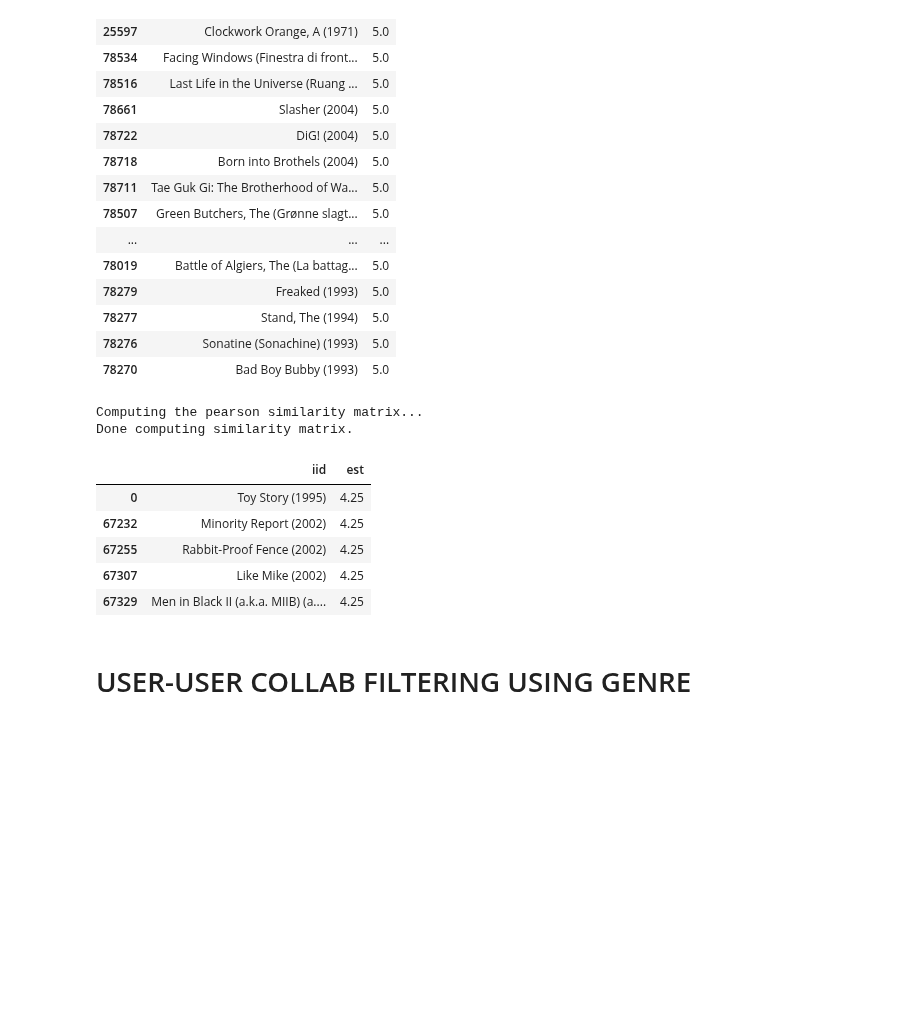
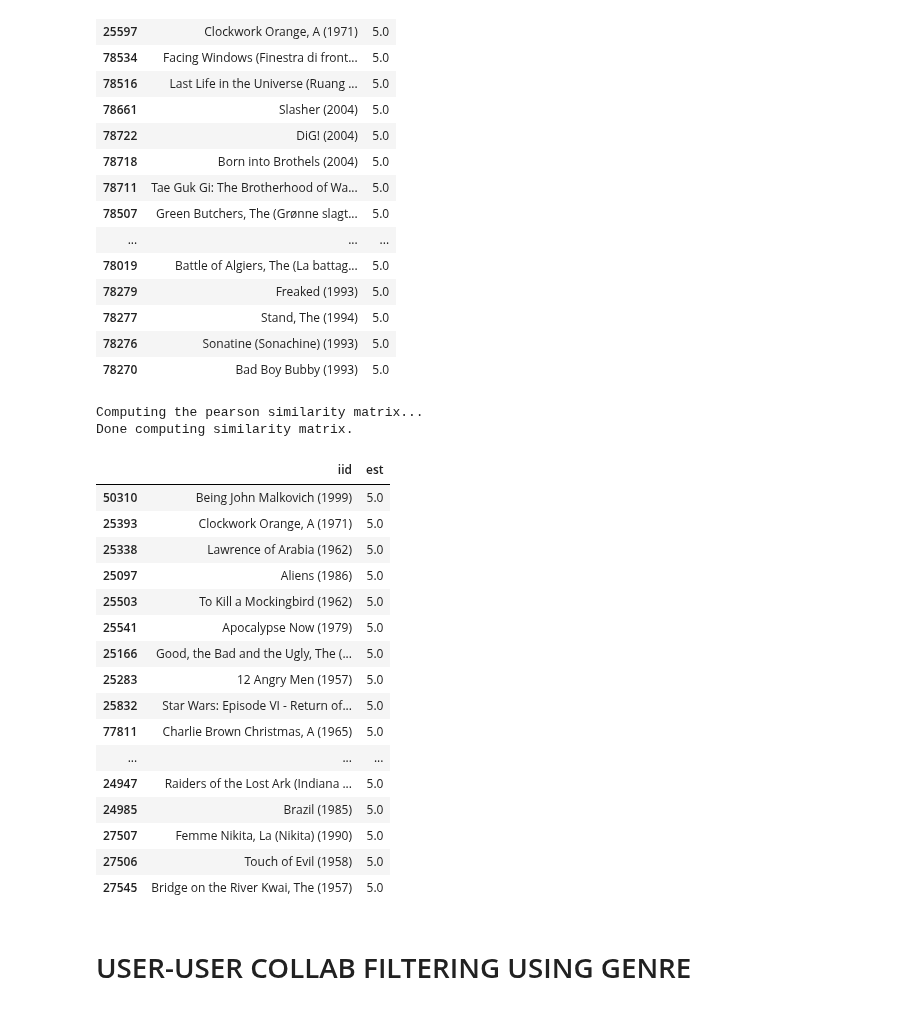
Before and after one commit to erictan23/RecommenderSystem, a Jupyter notebook: Collaborative Filtering.ipynb, the cells around one changed output. Cells and saved outputs as stored; diff of their text form; code cells hidden in the pictures; blank space fills up the shorter version.

Commit message:
update get_rec_knn to rec w/ small pool of ratings

```diff
--- a/Collaborative Filtering.ipynb
+++ b/Collaborative Filtering.ipynb
@@ -161,6 +164,7 @@ Done computing similarity matrix.
 | 78276 | Sonatine (Sonachine) (1993) | 5.0 |
 | 78270 | Bad Boy Bubby (1993) | 5.0 |
 # %%
+# Get movie rec with a small pool of movie ratings
 def get_rec_knn(movies):
     x = ratings_filtered.copy()
 
@@ -172,33 +176,46 @@ def get_rec_knn(movies):
     # To use parms from GridSearchCV
     sim_options = {
         "name": "pearson",
-        "min_support": 3,
-        "user_based": True
+        "min_support": 1, # Changed 3 to 1 to account for small pool of movie ratings
+        "user_based": False # With a small pool of ratings, item based is better
     }
 
     gs_data = Dataset.load_from_df(x, reader)
 
-    algo = KNNWithMeans(sim_options=sim_options, k=30, min_k=3)
+    algo = KNNWithMeans(sim_options=sim_options)
     predictions = algo.fit(gs_data.build_full_trainset())
 
     pred_movies = []
     for title in ratings['title']:
+        if title in list(map(lambda n: n[0], movies)):
+            continue
         pred = algo.predict(9999, title)
         pred_movies.append(pred)
 
     pred_analysis = pd.DataFrame(pred_movies).sort_values('est', ascending=False)[['iid', 'est']]
-    display(pred_analysis.drop_duplicates(subset=["iid"]).head(5))
-
-get_rec_knn([('Toy Story (1995)', 5.0), ('Flint (2017)', 3.5)])
+    display(pred_analysis.drop_duplicates(subset=["iid"]).head(50))
-# %% [output]
-Computing the pearson similarity matrix...
-Done computing similarity matrix.
-|  | iid | est |
-| 0 | Toy Story (1995) | 4.25 |
-| 67232 | Minority Report (2002) | 4.25 |
-| 67255 | Rabbit-Proof Fence (2002) | 4.25 |
-| 67307 | Like Mike (2002) | 4.25 |
-| 67329 | Men in Black II (a.k.a. MIIB) (a.... | 4.25 |
+# %%
+get_rec_knn([('Toy Story (1995)', 5.0)])
+# %% [output]
+Computing the pearson similarity matrix...
+Done computing similarity matrix.
+|  | iid | est |
+| 50310 | Being John Malkovich (1999) | 5.0 |
+| 25393 | Clockwork Orange, A (1971) | 5.0 |
+| 25338 | Lawrence of Arabia (1962) | 5.0 |
+| 25097 | Aliens (1986) | 5.0 |
+| 25503 | To Kill a Mockingbird (1962) | 5.0 |
+| 25541 | Apocalypse Now (1979) | 5.0 |
+| 25166 | Good, the Bad and the Ugly, The (... | 5.0 |
+| 25283 | 12 Angry Men (1957) | 5.0 |
+| 25832 | Star Wars: Episode VI - Return of... | 5.0 |
+| 77811 | Charlie Brown Christmas, A (1965) | 5.0 |
+| ... | ... | ... |
+| 24947 | Raiders of the Lost Ark (Indiana ... | 5.0 |
+| 24985 | Brazil (1985) | 5.0 |
+| 27507 | Femme Nikita, La (Nikita) (1990) | 5.0 |
+| 27506 | Touch of Evil (1958) | 5.0 |
+| 27545 | Bridge on the River Kwai, The (1957) | 5.0 |
 # %% [markdown]
 # USER-USER COLLAB FILTERING USING GENRE
 # %% [markdown]
```
Also changed, not shown: parts of 2 cells of this notebook.
